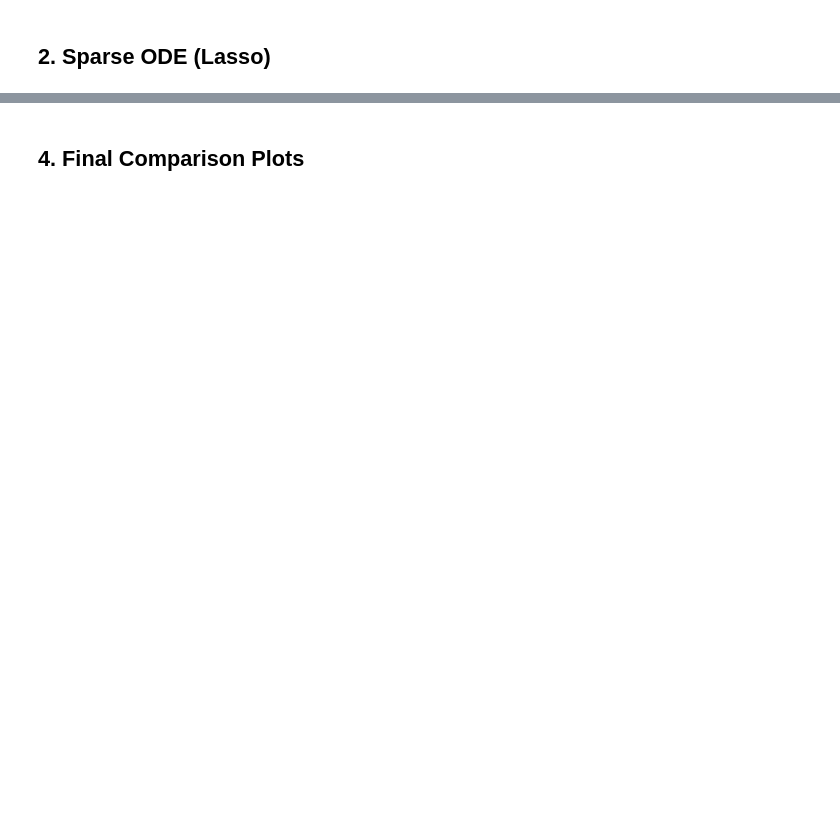
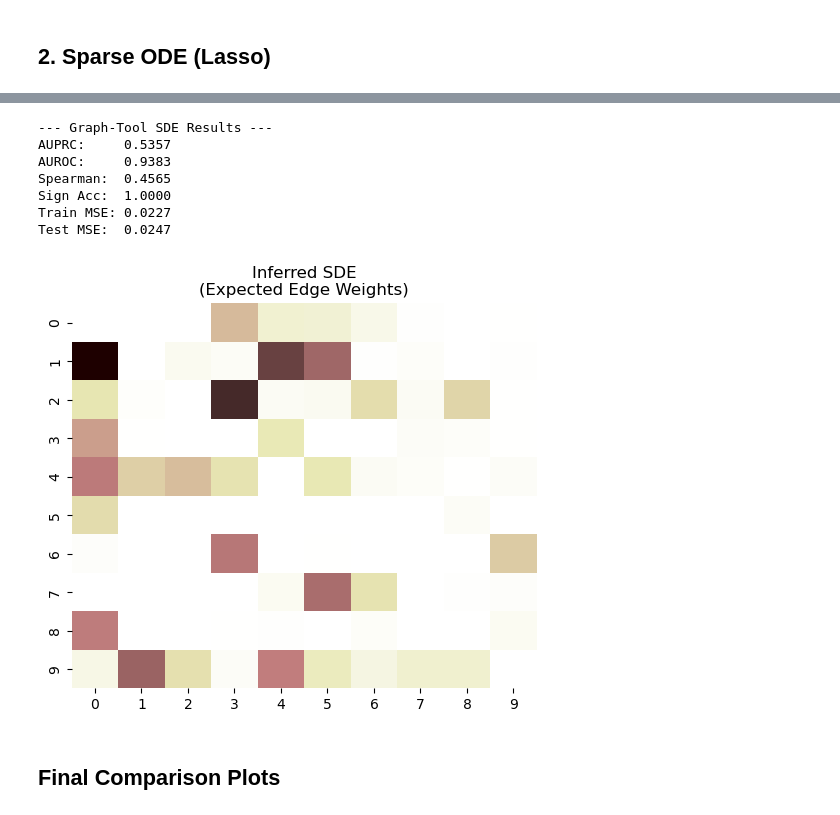
Before and after one commit to CoMuNeLab/Onsager_Machlup_Inf, a Jupyter notebook: benchmarking/experiment_overfitting.ipynb, the cells around one changed output, grey strips where cells are left out. Cells and saved outputs as stored; diff of their text form; code cells hidden in the pictures; blank space fills up the shorter version.

```diff
--- a/benchmarking/experiment_overfitting.ipynb
+++ b/benchmarking/experiment_overfitting.ipynb
@@ -25,28 +49,20 @@ from gene_expr import GeneExprBlockState
 # %%
-np.random.seed(42)
-N = 10
-M_train = 50  # sparse training data to encourage overfitting
-M_test = 50
-dt_sim = 0.005
-dt_sample = 0.5
-dt_meas = 0.5
-
-# 1. Generate Ground Truth Network
-print("Generating network...")
-W_true = generate_scale_free_W(N, m=1, seed=48)
+# Generate TRUE network
+W_true = generate_scale_free_W(N, m, seed=seed_network)
 W_true_binary = (W_true != 0).astype(int)
+theta_true = [np.log(mean_d), np.log(mean_V), np.log(D_base)]
 
 # 2. Simulate Training and Test Data (Transient Region)
 print("Simulating transient training data...")
 s_train, _, _, _, _ = simulate_realistic_pairs(
     W_true, M=M_train, dt_sim=dt_sim, dt_sample=dt_sample, dt_meas=dt_meas,
-    D_base=0.02, mean_d=0.5, std_d=0.0, mean_V=2.0, std_V=0.0, seed=100, t_window=(0.0, 3.0)
+    D_base=D_base, mean_d=mean_d, std_d=0.0, mean_V=mean_V, std_V=0.0, seed=100, t_window=t_window
 )
 
 print("Simulating transient test data...")
 s_test, _, _, _, _ = simulate_realistic_pairs(
     W_true, M=M_test, dt_sim=dt_sim, dt_sample=dt_sample, dt_meas=dt_meas,
-    D_base=0.02, mean_d=0.5, std_d=0.0, mean_V=2.0, std_V=0.0, seed=200, t_window=(0.0, 3.0)
+    D_base=D_base, mean_d=mean_d, std_d=0.0, mean_V=mean_V, std_V=0.0, seed=200, t_window=t_window
 )
 
 # Prepare data arrays for ML models
@@ -262,2 +552,26 @@ plt.show()
+# %%
+print("--- Graph-Tool SDE Results ---")
+print(f"AUPRC:     {results['Graph-Tool SDE (EM)']['AUPRC']:.4f}")
+print(f"AUROC:     {results['Graph-Tool SDE (EM)']['AUROC']:.4f}")
+print(f"Spearman:  {results['Graph-Tool SDE (EM)']['Spearman']:.4f}")
+print(f"Sign Acc:  {results['Graph-Tool SDE (EM)']['Sign Accuracy']:.4f}")
+print(f"Train MSE: {results['Graph-Tool SDE (EM)']['Train MSE']:.4f}")
+print(f"Test MSE:  {results['Graph-Tool SDE (EM)']['Test MSE']:.4f}")
+
+plt.figure(figsize=(6, 5))
+W_gt_plot = gt_edge_scores.copy()
+np.fill_diagonal(W_gt_plot, 0)
+sns.heatmap(W_gt_plot, cmap='pink_r', cbar=False)
+plt.title('Inferred SDE\n(Expected Edge Weights)')
+plt.show()
+# %% [output]
+--- Graph-Tool SDE Results ---
+AUPRC:     0.5357
+AUROC:     0.9383
+Spearman:  0.4565
+Sign Acc:  1.0000
+Train MSE: 0.0227
+Test MSE:  0.0247
+[figure, added]
 # %% [markdown]
-## 4. Final Comparison Plots
+## Final Comparison Plots
```
Also changed, not shown: parts of 22 cells of this notebook, 3 other files.
